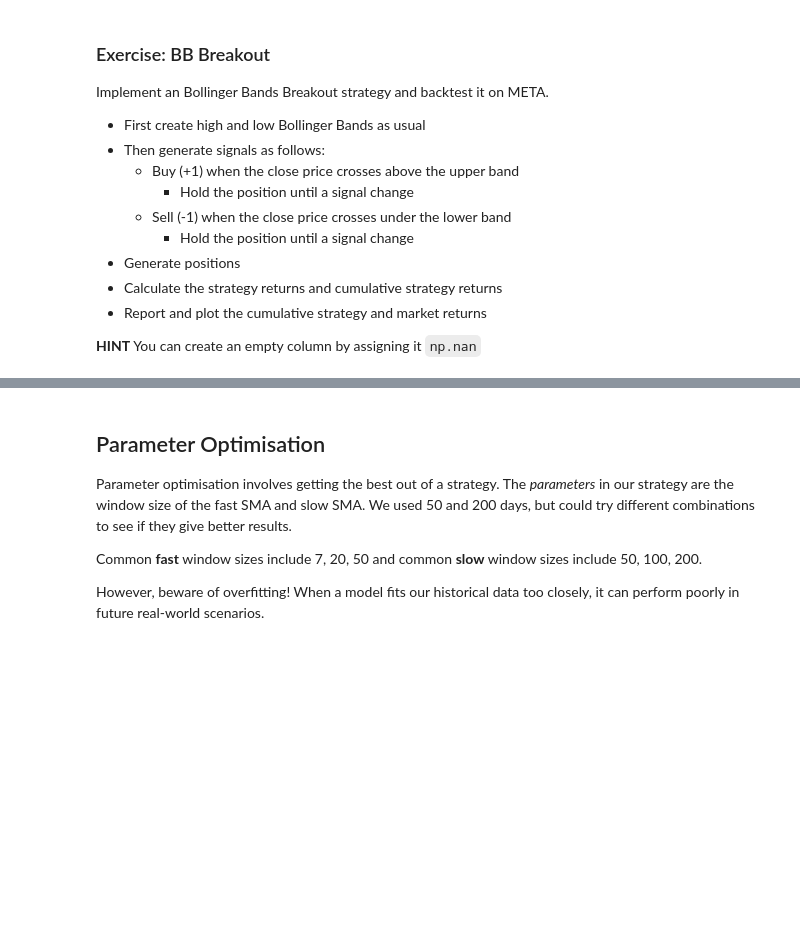
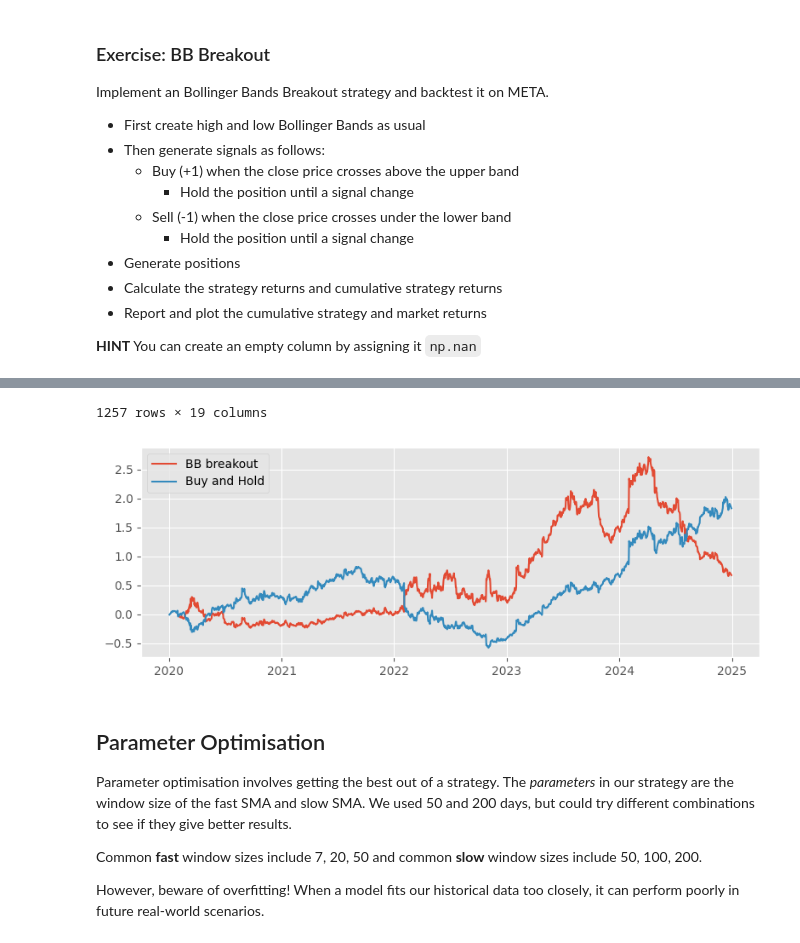
Before and after one commit to Imperial-Business-School/python-for-finance-bobby-zlatarov, a Jupyter notebook: 10. Panel Strategies.ipynb, the cells around one changed output, grey strips where cells are left out. Cells and saved outputs as stored; diff of their text form; code cells hidden in the pictures; blank space fills up the shorter version.

```diff
--- a/10. Panel Strategies.ipynb
+++ b/10. Panel Strategies.ipynb
@@ -144,3 +151,7 @@ Can you produce a data frame with the end-of-period market and strategy cumulati
 ## Single Stock
 
 Let's subset META (Facebook) and use that for the rest of the notebook.
+# %%
+meta = df.groupby("Ticker").get_group("META").copy()
+meta.set_index("DlyCalDt",inplace=True)
+meta
@@ -164,0 +189,31 @@ Implement an Bollinger Bands Breakout strategy and backtest it on META.
+# %%
+## YOUR CODE GOES HERE
+MA_window = 20
+meta['SMA'] = meta['DlyClose'].rolling(window=MA_window).mean()
+meta['Dev'] = meta['DlyClose'].rolling(window=MA_window).std()
+
+meta['HighBand'] = meta['SMA'] + (2 * meta['Dev'])
+meta['LowBand'] = meta['SMA']  - (2 * meta['Dev'])
+
+import numpy as np
+meta["Signal"] = np.nan
+
+meta.Signal = np.where(meta.DlyClose > meta.HighBand, 1, meta.Signal)
+meta.Signal = np.where(meta.DlyClose < meta.LowBand, -1, meta.Signal)
+meta.Signal = meta.Signal.ffill()
+meta.Singal = meta.Signal.fillna(0)
+
+meta["Position"] = meta.Signal.shift()
+meta["Strategy"] = meta.Returns * meta.Position
+meta["Breakout"] = (1 + meta.Strategy).cumprod() - 1
+
+meta.tail(1)[["Ticker", "BuyHold", "MACS", "Breakout"]]
+
+plt.figure(figsize=(8,3))
+plt.plot(meta.Breakout, label="BB breakout")
+plt.plot(meta.BuyHold, label="Buy and Hold")
+plt.legend()
+plt.tight_layout()
+
+meta
+# %% [output]
@@ -165,3 +233,5 @@ Implement an Bollinger Bands Breakout strategy and backtest it on META.
+1257 rows × 19 columns
+[figure, added]
 # %% [markdown]
 ## Parameter Optimisation
 
```
Also changed, not shown: parts of 6 cells of this notebook, 5 other files.
